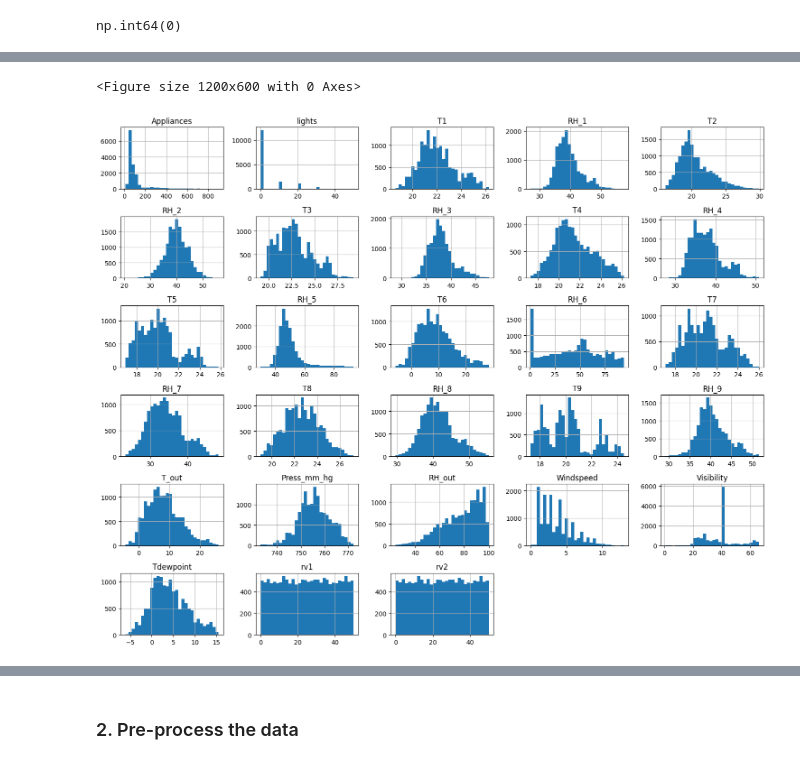
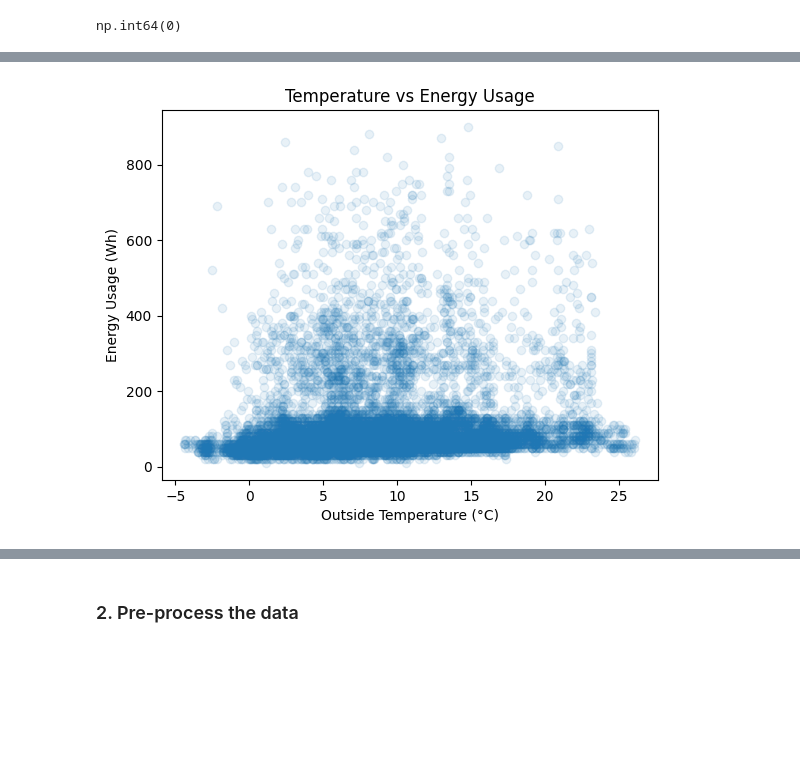
Before and after one commit to jamesphm04/mbd, a Jupyter notebook: MBD_2025_Tri1_assignment1_a1906313_kycuongpham_version01..ipynb, the cells around one changed output, grey strips where cells are left out. Saved outputs shown, nothing was run; the diff lists cells and outputs as text; code cells hidden in the pictures; blank space fills up the shorter version.

```diff
--- a/MBD_2025_Tri1_assignment1_a1906313_kycuongpham_version01..ipynb
+++ b/MBD_2025_Tri1_assignment1_a1906313_kycuongpham_version01..ipynb
@@ -19,8 +19,10 @@ random.seed(10)
 #### 1.1. Read the dataset
 # %%
 import pandas as pd
+import matplotlib.pyplot as plt
+import seaborn as sns
 
-df = pd.read_csv('energydata_complete.csv')
+df = pd.read_csv('energydata_complete.csv', parse_dates=['date'], dayfirst=True)
 df.head()
 # %% [output]
 |  | date | Appliances | lights | T1 | RH_1 | T2 | RH_2 | T3 | RH_3 | T4 | ... | ... |
@@ -32 +34,9 @@ df.head()
 5 rows × 29 columns
+# %%
+# Add time-based features
+df['hour'] = df['date'].dt.hour
+df['day_of_week'] = df['date'].dt.day_name()
+df['day_of_week_num'] = df['date'].dt.dayofweek
+df['month'] = df['date'].dt.month
+df['is_weekend'] = df['date'].dt.weekday >= 5
+df
@@ -126,10 +234,10 @@ np.int64(0)
 # %%
-import matplotlib.pyplot as plt
 
-plt.figure(figsize=(12, 6))
-df.hist(figsize=(15, 12), bins=30)
-plt.tight_layout()
+# Outside temp impact on energy usage
+plt.scatter(df['T_out'], df['Appliances'], alpha=0.1)
+plt.xlabel('Outside Temperature (°C)')
+plt.ylabel('Energy Usage (Wh)')
+plt.title('Temperature vs Energy Usage')
 plt.show()
 # %% [output]
-<Figure size 1200x600 with 0 Axes>
-[figure, old version]
+[figure, new version]
```
Also changed, not shown: parts of 43 cells of this notebook, 2 other files.
